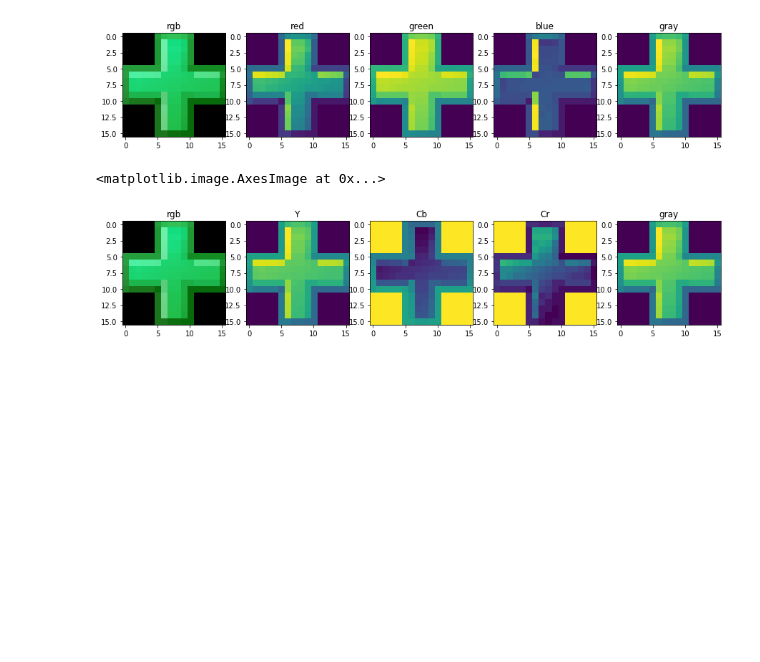
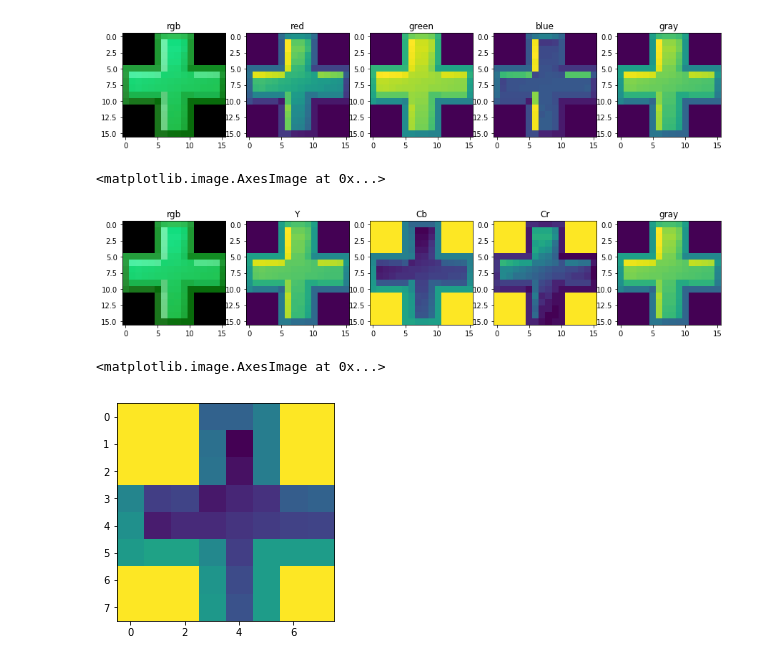
Before and after one commit to markshibu/Video-Encoder-Decoder, a Jupyter notebook: markshi/forked.ipynb, the cells around one changed output. Drawn from its saved outputs; the diff is of its cells as text; code cells hidden in the pictures; blank space fills up the shorter version.

```diff
--- a/markshi/forked.ipynb
+++ b/markshi/forked.ipynb
@@ -141,0 +118,6 @@ Cr1 = Cr[:8,:8]
+# %%
+Cb1 = subsample(Cb)
+plt.imshow(Cb1)
+# %% [output]
+<matplotlib.image.AxesImage at 0x...>
+[figure, added]
```
Also changed, not shown: parts of 8 cells of this notebook.
